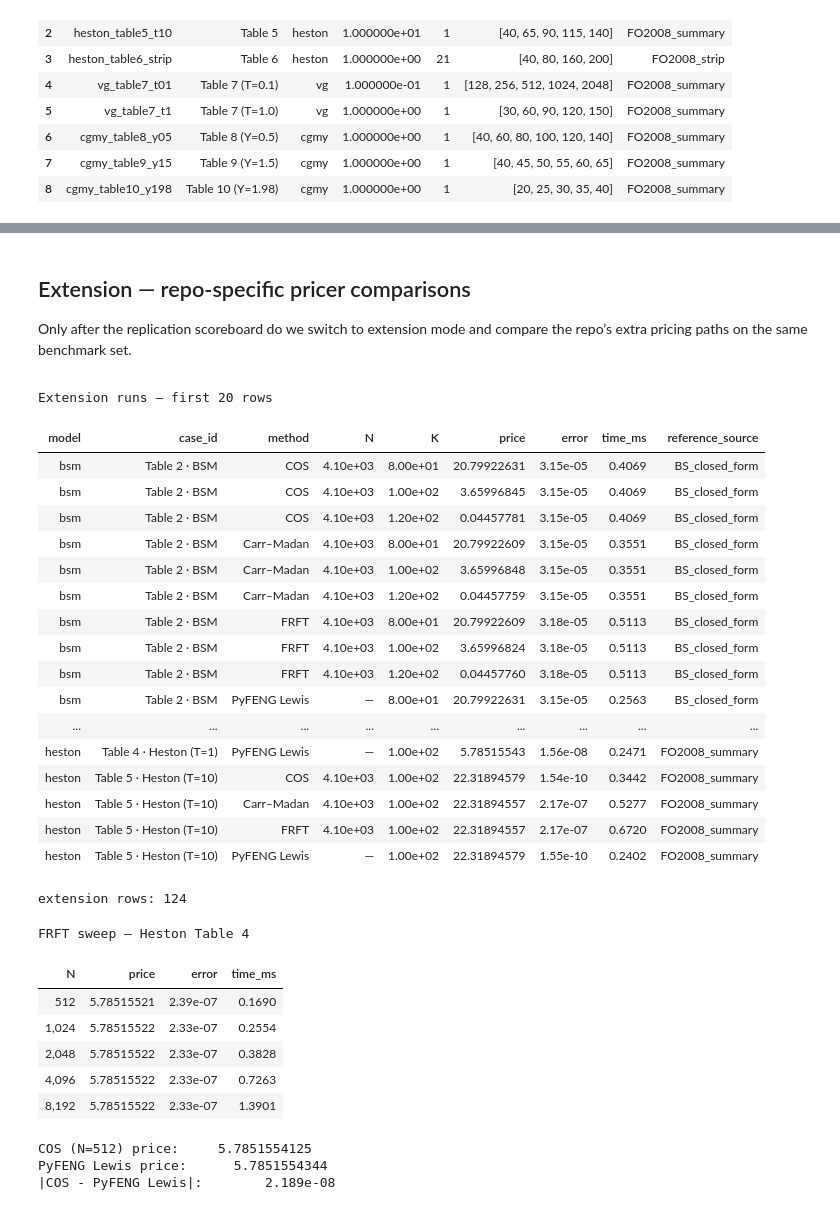
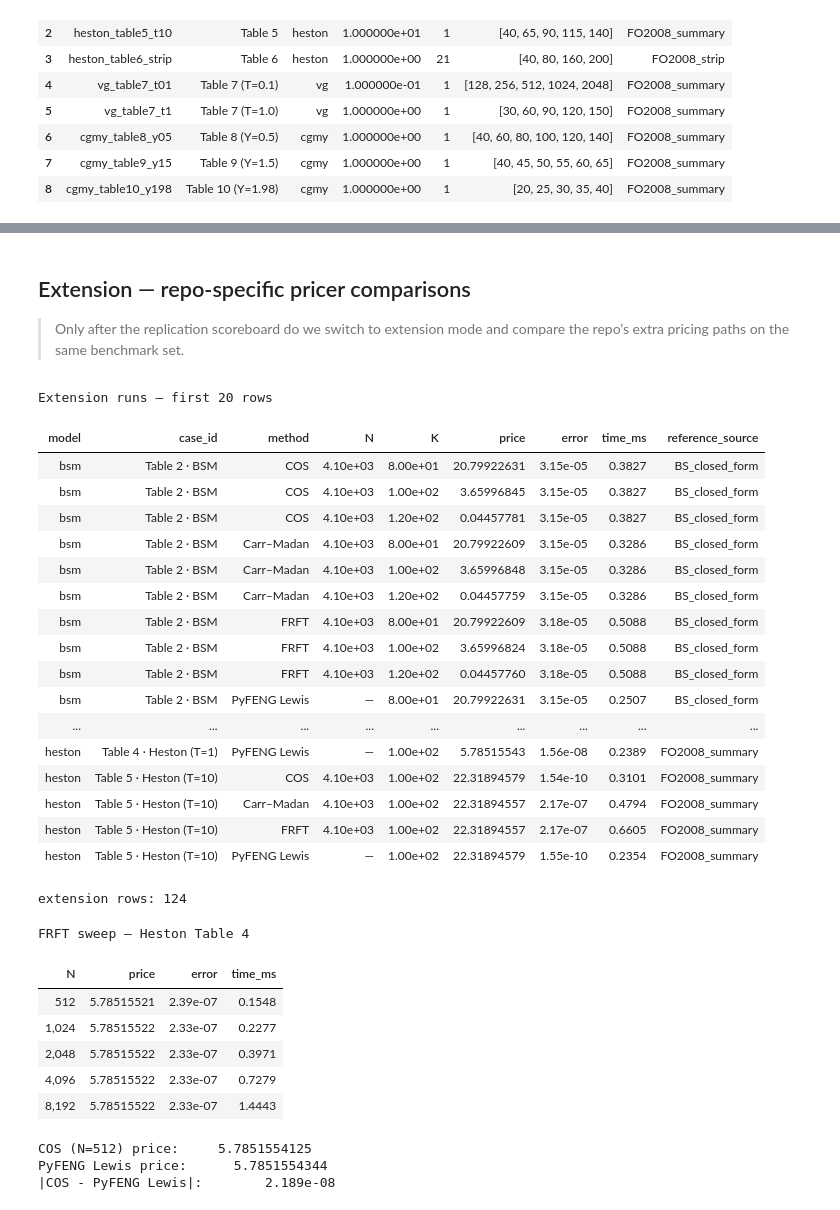
Before and after one commit to nl2992/fourier-option-pricer, a Jupyter notebook: notebooks/fo2008_replication.ipynb, the cells around one changed output, grey strips where cells are left out. Saved outputs shown, nothing was run; the diff lists cells and outputs as text; code cells hidden in the pictures.

```diff
--- a/notebooks/fo2008_replication.ipynb
+++ b/notebooks/fo2008_replication.ipynb
@@ -314,12 +274,16 @@ helpers OK
 # %%
-# Cell 5 — Registry import (tabular view) & model dispatcher helpers.
+#  Registry import (tabular view) & model dispatcher helpers.
 
-def fwd_for(case: PaperCase) -> ForwardSpec:
+# Defensive re-import so this section can be rerun after a partial kernel reset.
+if 'CASES' not in globals():
+    from benchmarks.paper_replications.fo2008_cos.params import CASES
+
+def fwd_for(case) -> ForwardSpec:
     r = case.params.get('r', 0.0)
     q = case.params.get('q', 0.0)
     return ForwardSpec(S0=case.forward, r=r, q=q, T=case.maturity)
 
-def params_for(case: PaperCase):
+def params_for(case):
     m = case.model
     p = {k: v for k, v in case.params.items() if k not in ('r', 'q')}
     if m == 'bsm':     return BsmParams(**p)
@@ -328,7 +292,7 @@ def params_for(case: PaperCase):
     if m == 'cgmy':    return CgmyParams(**p)
     raise ValueError(f'unsupported model {m!r}')
 
-def cf_for(case: PaperCase):
+def cf_for(case):
     fwd = fwd_for(case)
     p = params_for(case)
     if case.model == 'bsm':     return lambda u: bsm_cf(u, fwd, p), fwd, p
@@ -337,7 +301,7 @@ def cf_for(case: PaperCase):
     if case.model == 'cgmy':    return lambda u: cgmy_cf(u, fwd, p), fwd, p
     raise ValueError(case.model)
 
-def cumulants_for(case: PaperCase):
+def cumulants_for(case):
     fwd = fwd_for(case)
     p = params_for(case)
     if case.model == 'bsm':     return bsm_cumulants(fwd, p)
@@ -771,13 +717,10 @@ Replication scoreboard — error bands and status counts
 wrote replication CSVs to /Users/nigelli/Desktop/Columbia MAFN/26Spring/MATH5030/Project/5030_Carr-Madan/benchmarks/paper_replications/fo2008_cos/outputs
 # %% [markdown]
-<!-- fo2008-report-section -->
 ## Extension — repo-specific pricer comparisons
 
-<div class="cu-card cu-soft">
-  <p>Only after the replication scoreboard do we switch to extension mode and compare the repo’s extra pricing paths on the same benchmark set.</p>
-</div>
+> Only after the replication scoreboard do we switch to extension mode and compare the repo’s extra pricing paths on the same benchmark set.
 # %%
-# Cell 13 — Extension: Carr-Madan FFT on BSM / Heston / VG / CGMY.
+# Extension: Carr-Madan FFT on BSM / Heston / VG / CGMY.
 #
 # Uses a fixed (eta, alpha) pair chosen per-family so the FFT pricer has
 # a sensibly wide log-strike window around our strikes. This is our
@@ -787,7 +730,7 @@ wrote replication CSVs to /Users/nigelli/Desktop/Columbia MAFN/26Spring/MATH5030
 
 EXTENSION_ROWS = []
 
-def cm_grid_for(case: PaperCase, N: int) -> FFTGrid:
+def cm_grid_for(case, N: int) -> FFTGrid:
     # Default Carr-Madan grid; CGMY-Y1.98 needs denser eta because the
     # tail decay of the CF is slow.
     alpha = 1.5
@@ -797,7 +740,7 @@ def cm_grid_for(case: PaperCase, N: int) -> FFTGrid:
         eta = 0.25
     return FFTGrid(N=N, eta=eta, alpha=alpha)
 
-def frft_grid_for(case: PaperCase, N: int) -> FRFTGrid:
+def frft_grid_for(case, N: int) -> FRFTGrid:
     # FRFT decouples eta from lam; pick lam so the window half-width b =
     # N*lam/2 covers +/- 1.5 in log-moneyness (fine for ATM strikes).
     alpha = 1.5
@@ -806,7 +749,7 @@ def frft_grid_for(case: PaperCase, N: int) -> FRFTGrid:
     lam = 6.0 / max(N, 1)
     return FRFTGrid(N=N, eta=eta, lam=lam, alpha=alpha)
 
-def extension_run_case(case: PaperCase, N_ext=4096):
+def extension_run_case(case, N_ext=4096):
     """Run COS / CM / FRFT / PyFENG on the case at a consistent N_ext.
 
     Returns a list of long-format rows.
@@ -881,52 +824,52 @@ def extension_run_case(case: PaperCase, N_ext=4096):
         for Ki, Kv in enumerate(K):
             rows.append({'model': case.model, 'case_id': case.case_id,
                          'method': 'pyfeng_fft', 'N': None, 'K': float(Kv),
                          'price': float(p[Ki]), 'error': _err(p), 'time_ms': ms,
                          'reference_source': case.reference_source})
     except Exception as exc:
         print(f'  PyFENG FFT failed on {case.case_id}: {exc}')
 
     return rows
 
 for cid in ['bsm_table2', 'heston_table4_t1', 'heston_table5_t10',
             'heston_table6_strip', 'vg_table7_t01', 'vg_table7_t1',
             'cgmy_table8_y05', 'cgmy_table9_y15']:
     EXTENSION_ROWS.extend(extension_run_case(CASES[cid]))
 
 # CGMY Y=1.98 is numerically hostile; use a custom N to be honest about it.
 try:
     EXTENSION_ROWS.extend(extension_run_case(CASES['cgmy_table10_y198'], N_ext=512))
 except Exception as exc:
     print('CGMY Y=1.98 extension skipped:', exc)
 
 EXT_DF = pd.DataFrame(EXTENSION_ROWS)
 ext_view = EXT_DF.head(20).copy()
 ext_view['case_id'] = ext_view['case_id'].map(human_case)
 ext_view['method'] = ext_view['method'].map(human_method)
 show_table(ext_view, 'Extension runs — first 20 rows')
 print('extension rows:', len(EXT_DF))
 # %% [output]
 Extension runs — first 20 rows
 | model | case_id | method | N | K | price | error | time_ms | reference_source |
-| bsm | Table 2 · BSM | COS | 4.10e+03 | 8.00e+01 | 20.79922631 | 3.15e-05 | 0.4069 | BS_closed_form |
-| bsm | Table 2 · BSM | COS | 4.10e+03 | 1.00e+02 | 3.65996845 | 3.15e-05 | 0.4069 | BS_closed_form |
-| bsm | Table 2 · BSM | COS | 4.10e+03 | 1.20e+02 | 0.04457781 | 3.15e-05 | 0.4069 | BS_closed_form |
-| bsm | Table 2 · BSM | Carr–Madan | 4.10e+03 | 8.00e+01 | 20.79922609 | 3.15e-05 | 0.3551 | BS_closed_form |
-| bsm | Table 2 · BSM | Carr–Madan | 4.10e+03 | 1.00e+02 | 3.65996848 | 3.15e-05 | 0.3551 | BS_closed_form |
-| bsm | Table 2 · BSM | Carr–Madan | 4.10e+03 | 1.20e+02 | 0.04457759 | 3.15e-05 | 0.3551 | BS_closed_form |
-| bsm | Table 2 · BSM | FRFT | 4.10e+03 | 8.00e+01 | 20.79922609 | 3.18e-05 | 0.5113 | BS_closed_form |
-| bsm | Table 2 · BSM | FRFT | 4.10e+03 | 1.00e+02 | 3.65996824 | 3.18e-05 | 0.5113 | BS_closed_form |
-| bsm | Table 2 · BSM | FRFT | 4.10e+03 | 1.20e+02 | 0.04457760 | 3.18e-05 | 0.5113 | BS_closed_form |
-| bsm | Table 2 · BSM | PyFENG Lewis | — | 8.00e+01 | 20.79922631 | 3.15e-05 | 0.2563 | BS_closed_form |
+| bsm | Table 2 · BSM | COS | 4.10e+03 | 8.00e+01 | 20.79922631 | 3.15e-05 | 0.3827 | BS_closed_form |
+| bsm | Table 2 · BSM | COS | 4.10e+03 | 1.00e+02 | 3.65996845 | 3.15e-05 | 0.3827 | BS_closed_form |
+| bsm | Table 2 · BSM | COS | 4.10e+03 | 1.20e+02 | 0.04457781 | 3.15e-05 | 0.3827 | BS_closed_form |
+| bsm | Table 2 · BSM | Carr–Madan | 4.10e+03 | 8.00e+01 | 20.79922609 | 3.15e-05 | 0.3286 | BS_closed_form |
+| bsm | Table 2 · BSM | Carr–Madan | 4.10e+03 | 1.00e+02 | 3.65996848 | 3.15e-05 | 0.3286 | BS_closed_form |
+| bsm | Table 2 · BSM | Carr–Madan | 4.10e+03 | 1.20e+02 | 0.04457759 | 3.15e-05 | 0.3286 | BS_closed_form |
+| bsm | Table 2 · BSM | FRFT | 4.10e+03 | 8.00e+01 | 20.79922609 | 3.18e-05 | 0.5088 | BS_closed_form |
+| bsm | Table 2 · BSM | FRFT | 4.10e+03 | 1.00e+02 | 3.65996824 | 3.18e-05 | 0.5088 | BS_closed_form |
+| bsm | Table 2 · BSM | FRFT | 4.10e+03 | 1.20e+02 | 0.04457760 | 3.18e-05 | 0.5088 | BS_closed_form |
+| bsm | Table 2 · BSM | PyFENG Lewis | — | 8.00e+01 | 20.79922631 | 3.15e-05 | 0.2507 | BS_closed_form |
 | ... | ... | ... | ... | ... | ... | ... | ... | ... |
-| heston | Table 4 · Heston (T=1) | PyFENG Lewis | — | 1.00e+02 | 5.78515543 | 1.56e-08 | 0.2471 | FO2008_summary |
-| heston | Table 5 · Heston (T=10) | COS | 4.10e+03 | 1.00e+02 | 22.31894579 | 1.54e-10 | 0.3442 | FO2008_summary |
-| heston | Table 5 · Heston (T=10) | Carr–Madan | 4.10e+03 | 1.00e+02 | 22.31894557 | 2.17e-07 | 0.5277 | FO2008_summary |
-| heston | Table 5 · Heston (T=10) | FRFT | 4.10e+03 | 1.00e+02 | 22.31894557 | 2.17e-07 | 0.6720 | FO2008_summary |
-| heston | Table 5 · Heston (T=10) | PyFENG Lewis | — | 1.00e+02 | 22.31894579 | 1.55e-10 | 0.2402 | FO2008_summary |
+| heston | Table 4 · Heston (T=1) | PyFENG Lewis | — | 1.00e+02 | 5.78515543 | 1.56e-08 | 0.2389 | FO2008_summary |
+| heston | Table 5 · Heston (T=10) | COS | 4.10e+03 | 1.00e+02 | 22.31894579 | 1.54e-10 | 0.3101 | FO2008_summary |
+| heston | Table 5 · Heston (T=10) | Carr–Madan | 4.10e+03 | 1.00e+02 | 22.31894557 | 2.17e-07 | 0.4794 | FO2008_summary |
+| heston | Table 5 · Heston (T=10) | FRFT | 4.10e+03 | 1.00e+02 | 22.31894557 | 2.17e-07 | 0.6605 | FO2008_summary |
+| heston | Table 5 · Heston (T=10) | PyFENG Lewis | — | 1.00e+02 | 22.31894579 | 1.55e-10 | 0.2354 | FO2008_summary |
 extension rows: 124
 # %%
-# Cell 14 — FRFT extension (already included in cell 13); here we produce
+# FRFT extension (already included prev); here we produce
 # a convergence-vs-N sweep for FRFT on the Heston Table 4 case, for a
 # separate frontier comparison.
 
@@ -953,9 +896,9 @@ show_table(FRFT_SWEEP_DF, 'FRFT sweep — Heston Table 4')
 # %% [output]
 FRFT sweep — Heston Table 4
 | N | price | error | time_ms |
-| 512 | 5.78515521 | 2.39e-07 | 0.1690 |
-| 1,024 | 5.78515522 | 2.33e-07 | 0.2554 |
-| 2,048 | 5.78515522 | 2.33e-07 | 0.3828 |
-| 4,096 | 5.78515522 | 2.33e-07 | 0.7263 |
-| 8,192 | 5.78515522 | 2.33e-07 | 1.3901 |
+| 512 | 5.78515521 | 2.39e-07 | 0.1548 |
+| 1,024 | 5.78515522 | 2.33e-07 | 0.2277 |
+| 2,048 | 5.78515522 | 2.33e-07 | 0.3971 |
+| 4,096 | 5.78515522 | 2.33e-07 | 0.7279 |
+| 8,192 | 5.78515522 | 2.33e-07 | 1.4443 |
 # %%
```
Also changed, not shown: parts of 27 cells of this notebook, 54 other files.
